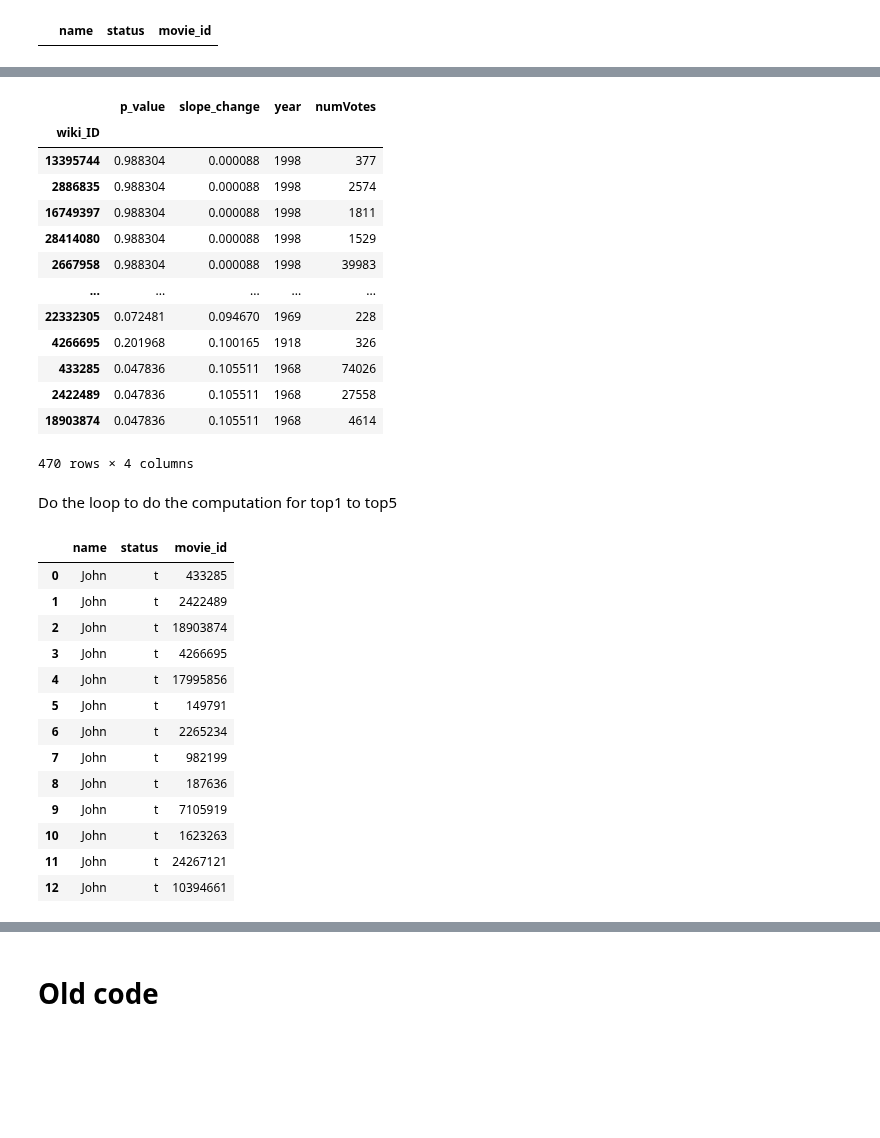
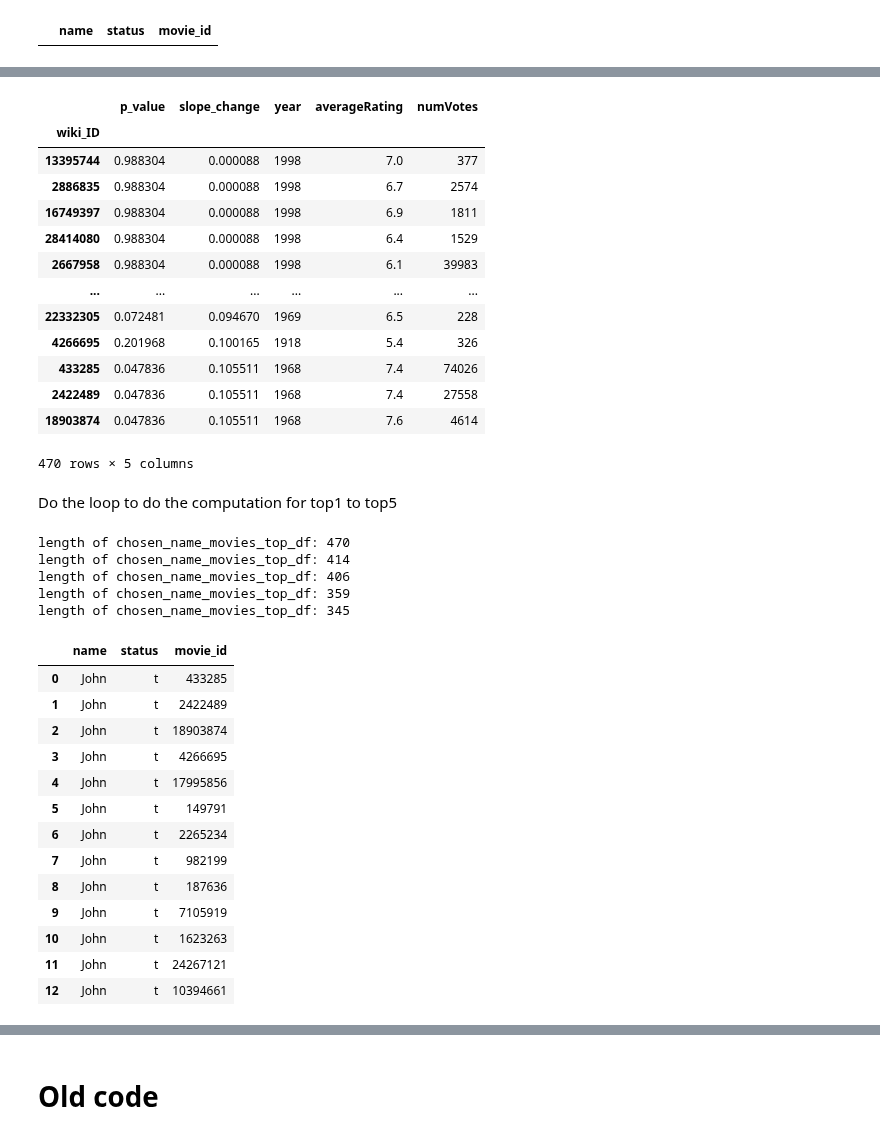
Before and after one commit to epfl-ada/ada-2023-project-abadakor, a Jupyter notebook: data/get_data_for_website.ipynb, the cells around one changed output, grey strips where cells are left out. Drawn from its saved outputs; the diff is of its cells as text; code cells hidden in the pictures; blank space fills up the shorter version.

Commit message:
the computation of the TOP/BOTTOM/INSIGN is done for one name

```diff
--- a/data/get_data_for_website.ipynb
+++ b/data/get_data_for_website.ipynb
@@ -75,8 +75,8 @@ Is the indexing of name_by_movie_web unique? True
 name_by_movie_web.dropna(subset=['p_value'], inplace=True)
 # %%
 # Add the year of release of the movie to the name_by_movie_web dataframe
-movie_id_and_year_df = movie_df.reset_index()[['wiki_ID', 'year', 'numVotes']].copy(deep=True)
-name_by_movie_and_year = name_by_movie_web.reset_index().merge(movie_id_and_year_df, on='wiki_ID', how='left').copy(deep=True) # merge the release year into the name_by_movie_web dataframe
-name_by_movie_and_year.set_index(['char_words', 'wiki_ID'], inplace=True)
-display(name_by_movie_and_year.sample(2))
+needed_movie_info = movie_df.reset_index()[['wiki_ID', 'year', 'averageRating', 'numVotes']].copy(deep=True)
+name_by_movie_with_info = name_by_movie_web.reset_index().merge(needed_movie_info, on='wiki_ID', how='left').copy(deep=True) # merge the release year into the name_by_movie_web dataframe
+name_by_movie_with_info.set_index(['char_words', 'wiki_ID'], inplace=True)
+display(name_by_movie_with_info.sample(2))
 # %% [output]
@@ -91,3 +91,7 @@ movie_impact_df = pd.DataFrame(columns=columns)
 display(movie_impact_df)
 # %% [output]
 |  | name | status | movie_id |
+# %%
+# get the movie containing the chosen name
+chosen_name_movies_df = name_by_movie_with_info.loc[chosen_name, :].copy(deep=True)
+display(chosen_name_movies_df)
@@ -94,47 +113,53 @@ display(movie_impact_df)
 # %%
-chosen_name_movies_df = name_by_movie_and_year.loc[chosen_name, :].copy(deep=True)
 chosen_name_movies_df.sort_values(by=['slope_change'], inplace=True)
-chosen_name_movies_df.query('slope_change > 0', inplace=True)
-display(chosen_name_movies_df)
+chosen_name_movies_top_df = chosen_name_movies_df.query('slope_change > 0').copy(deep=True)
+display(chosen_name_movies_top_df)
 # %% [output]
-|  | p_value | slope_change | year | numVotes |
-| wiki_ID |  |  |  |  |
-| 13395744 | 0.988304 | 0.000088 | 1998 | 377 |
-| 2886835 | 0.988304 | 0.000088 | 1998 | 2574 |
-| 16749397 | 0.988304 | 0.000088 | 1998 | 1811 |
-| 28414080 | 0.988304 | 0.000088 | 1998 | 1529 |
-| 2667958 | 0.988304 | 0.000088 | 1998 | 39983 |
-| ... | ... | ... | ... | ... |
-| 22332305 | 0.072481 | 0.094670 | 1969 | 228 |
-| 4266695 | 0.201968 | 0.100165 | 1918 | 326 |
-| 433285 | 0.047836 | 0.105511 | 1968 | 74026 |
-| 2422489 | 0.047836 | 0.105511 | 1968 | 27558 |
-| 18903874 | 0.047836 | 0.105511 | 1968 | 4614 |
+|  | p_value | slope_change | year | averageRating | numVotes |
+| wiki_ID |  |  |  |  |  |
+| 13395744 | 0.988304 | 0.000088 | 1998 | 7.0 | 377 |
+| 2886835 | 0.988304 | 0.000088 | 1998 | 6.7 | 2574 |
+| 16749397 | 0.988304 | 0.000088 | 1998 | 6.9 | 1811 |
+| 28414080 | 0.988304 | 0.000088 | 1998 | 6.4 | 1529 |
+| 2667958 | 0.988304 | 0.000088 | 1998 | 6.1 | 39983 |
+| ... | ... | ... | ... | ... | ... |
+| 22332305 | 0.072481 | 0.094670 | 1969 | 6.5 | 228 |
+| 4266695 | 0.201968 | 0.100165 | 1918 | 5.4 | 326 |
+| 433285 | 0.047836 | 0.105511 | 1968 | 7.4 | 74026 |
+| 2422489 | 0.047836 | 0.105511 | 1968 | 7.4 | 27558 |
+| 18903874 | 0.047836 | 0.105511 | 1968 | 7.6 | 4614 |
-470 rows × 4 columns
+470 rows × 5 columns
 # %% [markdown]
 Do the loop to do the computation for top1 to top5
 # %%
 for i in range(5): # from top1 to top5
-    # get the movies release the year with the highest positive variation
-    top_i_year = chosen_name_movies_df.iloc[-1].year.astype(int)
-    top_i_year_chosen_name_movies = chosen_name_movies_df.query(f'year == {top_i_year}').copy(deep=True)
+    print(f"length of chosen_name_movies_top_df: {len(chosen_name_movies_top_df)}")
+    if(not chosen_name_movies_top_df.empty):
+        # get the movies release the year with the highest positive variation
+        top_i_year = chosen_name_movies_top_df.iloc[-1].year.astype(int)
+        top_i_year_chosen_name_movies = chosen_name_movies_top_df.query(f'year == {top_i_year}').copy(deep=True)
 
-    # keep only the three most popular movies
-    top_i_year_chosen_name_movies.sort_values(by=['numVotes'], ascending=False, inplace=True)
-    top_i_3_chosen_name_movies = top_i_year_chosen_name_movies.iloc[:3].copy(deep=True)
+        # keep only the three most popular movies
+        top_i_year_chosen_name_movies.sort_values(by=['numVotes'], ascending=False, inplace=True)
+        top_i_3_chosen_name_movies = top_i_year_chosen_name_movies.iloc[:3].copy(deep=True)
 
-    # add the the three popular movies to the movie_impact_df
-    for index, row in top_i_3_chosen_name_movies.iterrows():
-        movie_impact_df.loc[len(movie_impact_df)] = {'name': chosen_name, 'status': 't', 'movie_id': index}
+        # add the the three popular movies to the movie_impact_df
+        for index, row in top_i_3_chosen_name_movies.iterrows():
+            movie_impact_df.loc[len(movie_impact_df)] = {'name': chosen_name, 'status': 't', 'movie_id': index}
 
-    # remove the found movies from the chosen_name_movies_df to avoid picking them again for next iterations
-    chosen_name_movies_df.drop(top_i_year_chosen_name_movies.index, inplace=True)
+        # remove the found movies from the chosen_name_movies_top_df to avoid picking them again for next iterations
+        chosen_name_movies_top_df.drop(top_i_year_chosen_name_movies.index, inplace=True)
 
-    # remove also the movies release in the frame [-5 years, +5 years] of the top1_year
-    chosen_name_movies_df.query(f'year < {top_i_year - 5} or year > {top_i_year + 5}', inplace=True)
+        # remove also the movies release in the frame [-5 years, +5 years] of the top1_year
+        chosen_name_movies_top_df.query(f'year < {top_i_year - 5} or year > {top_i_year + 5}', inplace=True)
 
 display(movie_impact_df)
 # %% [output]
+length of chosen_name_movies_top_df: 470
+length of chosen_name_movies_top_df: 414
+length of chosen_name_movies_top_df: 406
+length of chosen_name_movies_top_df: 359
+length of chosen_name_movies_top_df: 345
 |  | name | status | movie_id |
 | 0 | John | t | 433285 |
 | 1 | John | t | 2422489 |
```
Also changed, not shown: parts of 10 cells of this notebook.
